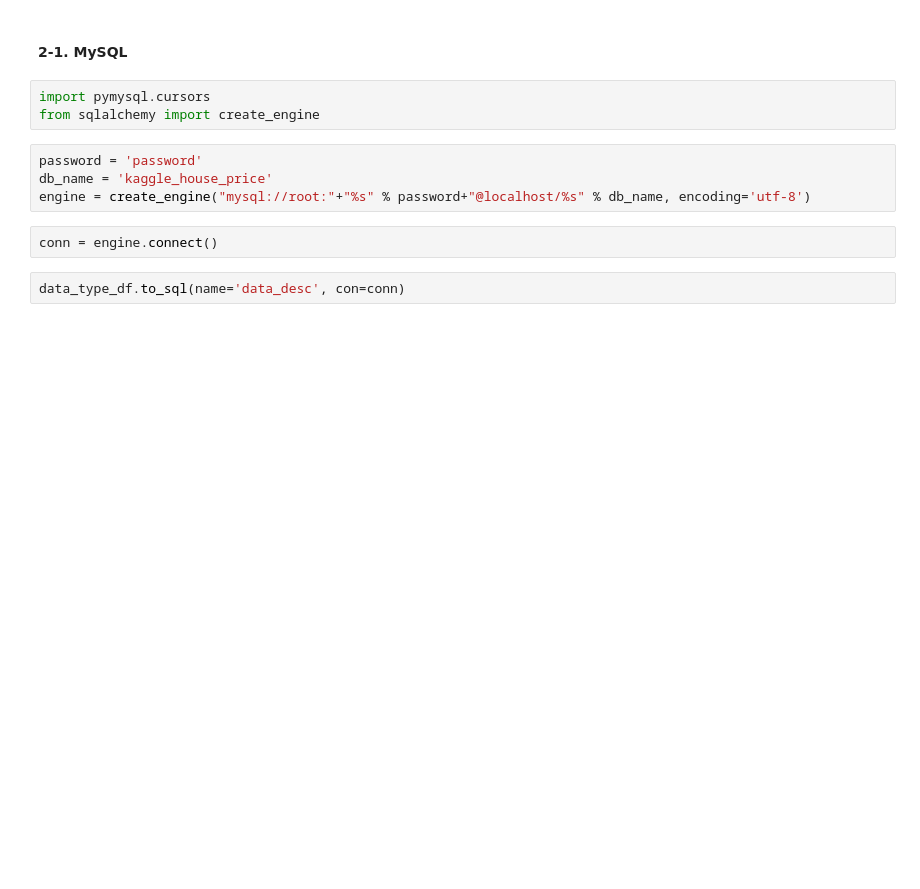
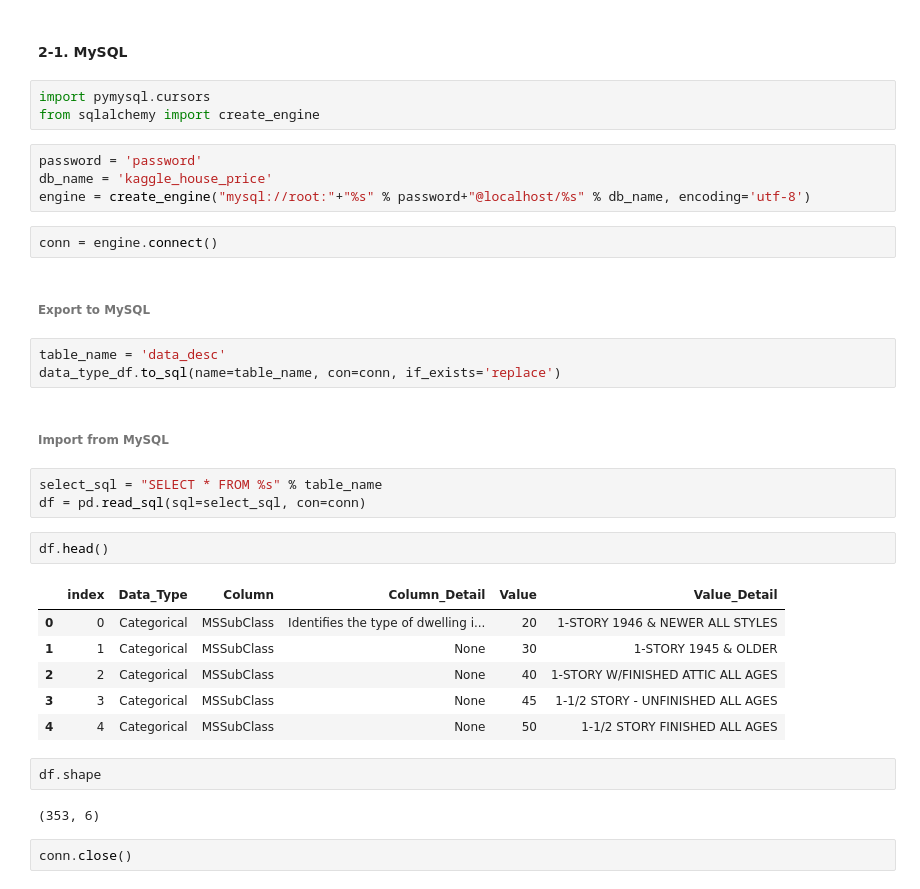
Before and after one commit to raiever/kaggle_competitions, a Jupyter notebook: Kaggle_House Prices_Advanced Regression Techniques/1_Making_Data_Description_Table.ipynb, the cells around one changed output. Cells and saved outputs as stored; diff of their text form; blank space fills up the shorter version.

```diff
--- a/Kaggle_House Prices_Advanced Regression Techniques/1_Making_Data_Description_Table.ipynb
+++ b/Kaggle_House Prices_Advanced Regression Techniques/1_Making_Data_Description_Table.ipynb
@@ -62,5 +62,28 @@ db_name = 'kaggle_house_price'
 engine = create_engine("mysql://root:"+"%s" % password+"@localhost/%s" % db_name, encoding='utf-8')
 # %%
 conn = engine.connect()
+# %% [markdown]
+###### Export to MySQL
 # %%
-data_type_df.to_sql(name='data_desc', con=conn)
+table_name = 'data_desc'
+data_type_df.to_sql(name=table_name, con=conn, if_exists='replace')
+# %% [markdown]
+###### Import from MySQL
+# %%
+select_sql = "SELECT * FROM %s" % table_name
+df = pd.read_sql(sql=select_sql, con=conn)
+# %%
+df.head()
+# %% [output]
+|  | index | Data_Type | Column | Column_Detail | Value | Value_Detail |
+| 0 | 0 | Categorical | MSSubClass | Identifies the type of dwelling i... | 20 | 1-STORY 1946 & NEWER ALL STYLES |
+| 1 | 1 | Categorical | MSSubClass | None | 30 | 1-STORY 1945 & OLDER |
+| 2 | 2 | Categorical | MSSubClass | None | 40 | 1-STORY W/FINISHED ATTIC ALL AGES |
+| 3 | 3 | Categorical | MSSubClass | None | 45 | 1-1/2 STORY - UNFINISHED ALL AGES |
+| 4 | 4 | Categorical | MSSubClass | None | 50 | 1-1/2 STORY FINISHED ALL AGES |
+# %%
+df.shape
+# %% [output]
+(353, 6)
+# %%
+conn.close()
```
Also changed, not shown: 1 other file.
